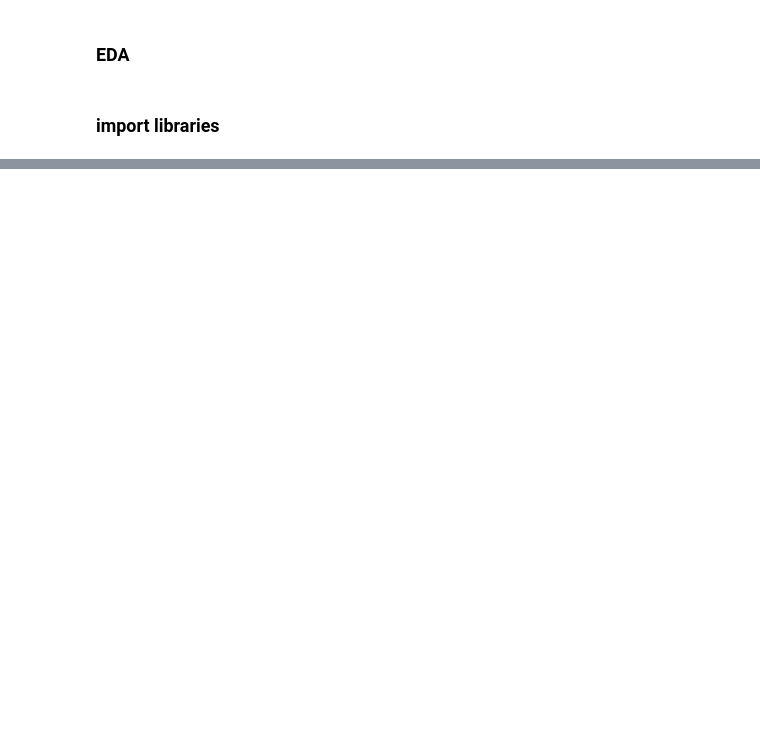
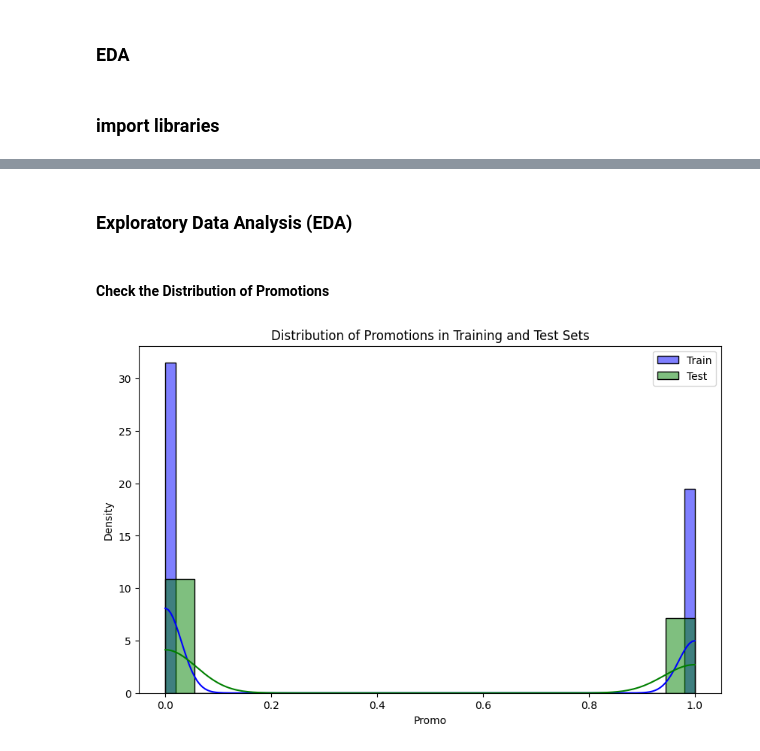
Before and after one commit to zol23-g/Sales_Forecasting_Rossmann_Pharmaceuticals, a Jupyter notebook: notebooks/eda.ipynb, the cells around one changed output, grey strips where cells are left out. Cells and saved outputs as stored; diff of their text form; code cells hidden in the pictures; blank space fills up the shorter version.

```diff
--- a/notebooks/eda.ipynb
+++ b/notebooks/eda.ipynb
@@ -50,0 +85,3 @@ df3.head()
+# %%
+train_df  = train_df.merge(store_df, how='left', on='Store')
+train_df
@@ -50,0 +102,3 @@ df3.head()
+# %%
+test_df = test_df.merge(store_df, how='left', on='Store')
+test_df
@@ -50,0 +119,21 @@ df3.head()
+# %%
+train_df['Date'] = pd.to_datetime(train_df.Date)
+# %%
+test_df['Date'] = pd.to_datetime(test_df.Date)
+# %% [markdown]
+### Exploratory Data Analysis (EDA)
+# %% [markdown]
+#### Check the Distribution of Promotions
+# %%
+logging.info('Checking the distribution of promotions in training and test sets...')
+
+plt.figure(figsize=(10, 6))
+sns.histplot(train_df['Promo'], label='Train', color='blue', kde=True, stat="density")
+sns.histplot(test_df['Promo'], label='Test', color='green', kde=True, stat="density")
+plt.title('Distribution of Promotions in Training and Test Sets')
+plt.legend()
+plt.show()
+
+logging.info('Distribution of promotions visualized.')
+# %% [output]
+[figure, added]
```
Also changed, not shown: parts of 34 cells of this notebook, 3 other files.
